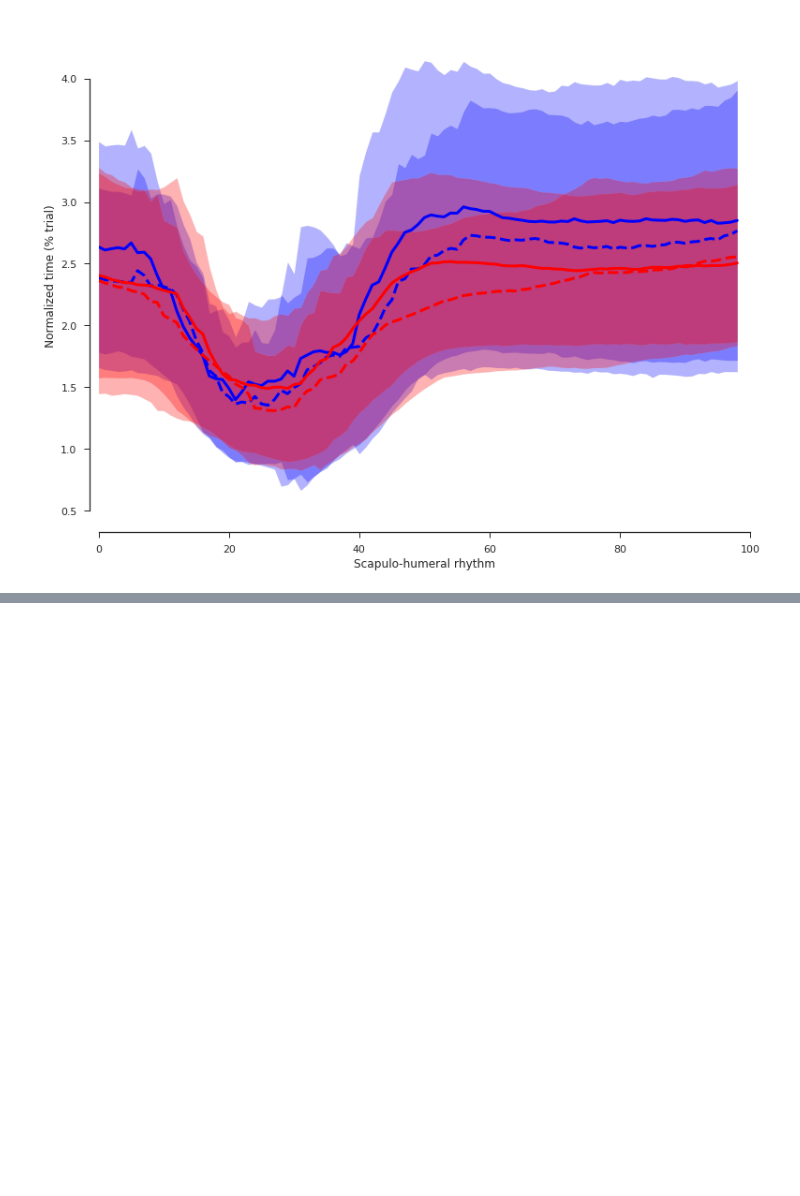
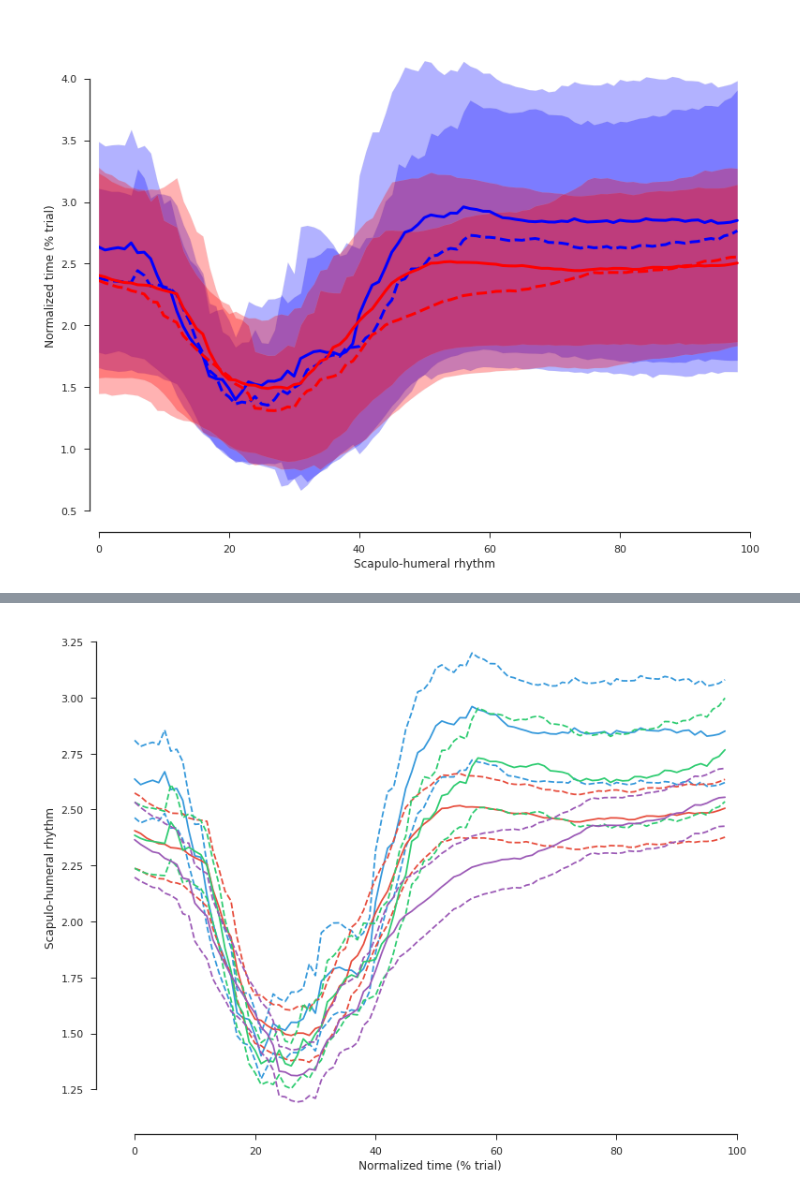
Before and after one commit to romainmartinez/SHR, a Jupyter notebook: 1_spm.ipynb, the cells around one changed output, grey strips where cells are left out. Drawn from its saved outputs; the diff is of its cells as text; code cells hidden in the pictures; blank space fills up the shorter version.

```diff
--- a/1_spm.ipynb
+++ b/1_spm.ipynb
@@ -144,0 +172,46 @@ plt.show()
+# %%
+fig, ax = plt.subplots(figsize=(11, 8.5))
+
+mean_men_6 = np.mean(y[(sex == 1) & (weight == 6), :], axis=0)
+std_men_6 = np.std(y[(sex == 1) & (weight == 6), :], axis=0)
+mean_men_12 = np.mean(y[(sex == 1) & (weight == 12), :], axis=0)
+std_men_12 = np.std(y[(sex == 1) & (weight == 12), :], axis=0)
+
+
+mean_women_6 = np.mean(y[(sex == 2) & (weight == 6), :], axis=0)
+std_women_6 = np.std(y[(sex == 2) & (weight == 6), :], axis=0)
+mean_women_12 = np.mean(y[(sex == 2) & (weight == 12), :], axis=0)
+std_women_12 = np.std(y[(sex == 2) & (weight == 6), :], axis=0)
+
+plt.plot(mean_men_6, color='#3498db')
+plt.plot(mean_men_6 - std_men_6/np.sqrt(24), color='#3498db', linestyle='--')
+plt.plot(mean_men_6 + std_men_6/np.sqrt(24), color='#3498db', linestyle='--')
+
+plt.plot(mean_women_6, color='#e74c3c')
+plt.plot(mean_women_6 - std_women_6/np.sqrt(24), color='#e74c3c', linestyle='--')
+plt.plot(mean_women_6 + std_women_6/np.sqrt(24), color='#e74c3c', linestyle='--')
+
+
+
+plt.plot(mean_men_12, color='#2ecc71')
+plt.plot(mean_men_12 - std_men_12/np.sqrt(24), color='#2ecc71', linestyle='--')
+plt.plot(mean_men_12 + std_men_12/np.sqrt(24), color='#2ecc71', linestyle='--')
+
+plt.plot(mean_women_12, color='#9b59b6')
+plt.plot(mean_women_12 - std_women_12/np.sqrt(24), color='#9b59b6', linestyle='--')
+plt.plot(mean_women_12 + std_women_12/np.sqrt(24), color='#9b59b6', linestyle='--')
+
+
+ax.set_ylabel('Scapulo-humeral rhythm')
+ax.set_xlabel('Normalized time (% trial)')
+ax.xaxis.set_ticks(np.linspace(0, 100, num=6))
+# ax.yaxis.set_ticks(np.linspace(0.5, 4, num=8))
+
+sns.despine(offset=10, trim=True)
+fig.tight_layout()
+
+fig.savefig(f'./share/fig/rhythm2.pdf', transparent=True)
+
+plt.show()
+# %% [output]
+[figure, added]
```
Also changed, not shown: parts of 3 cells of this notebook.
